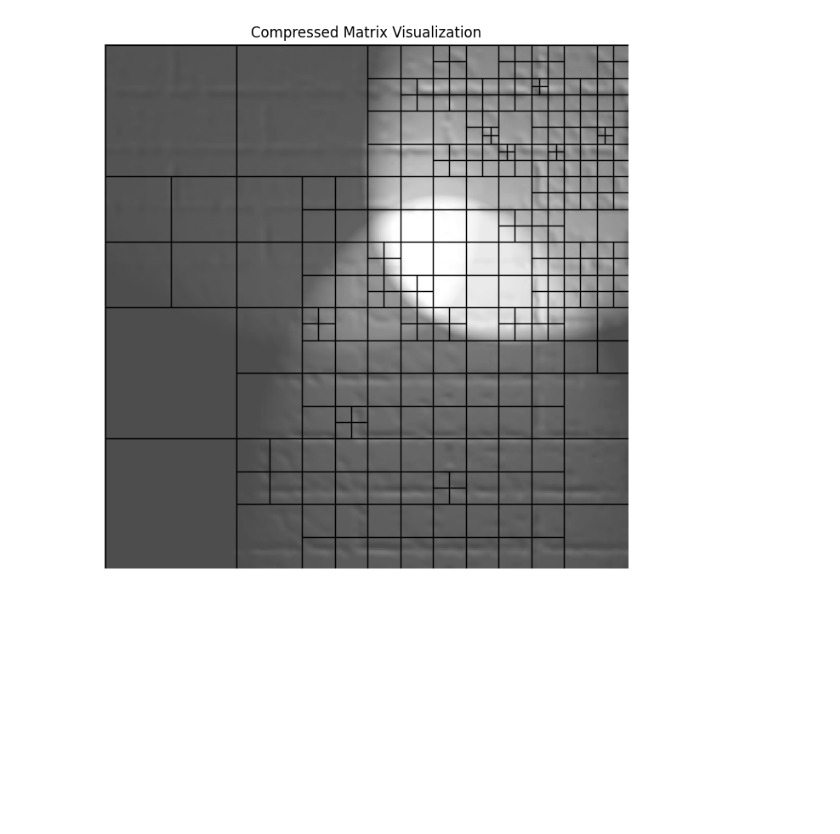
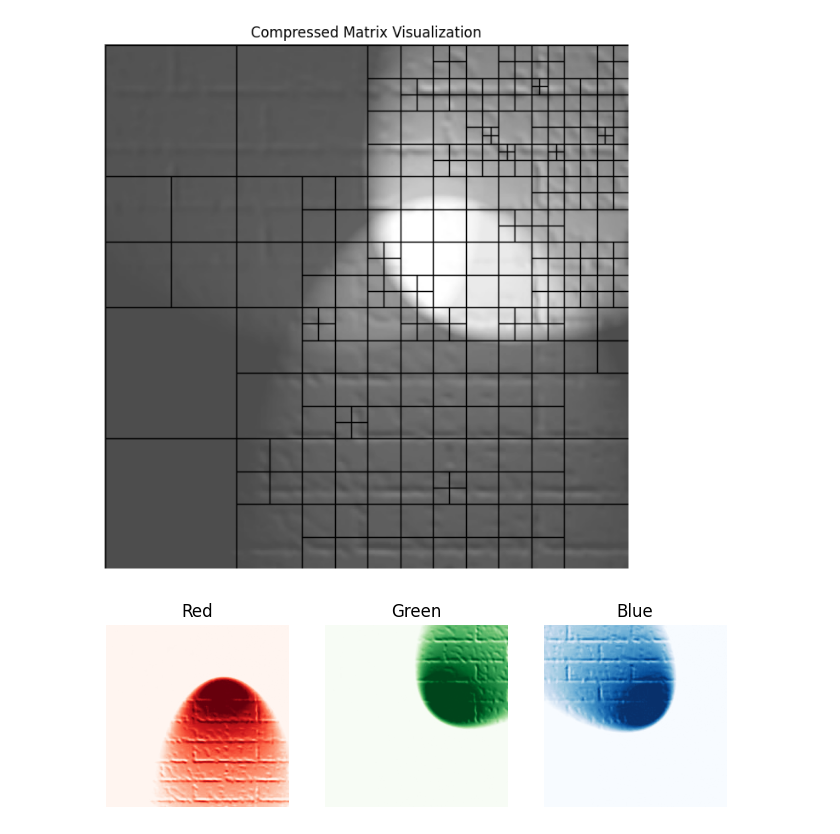
Before and after one commit to mpodmokly/matrix-algorithms, a Jupyter notebook: Zad3/zad3.ipynb, the cells around one changed output. Cells and saved outputs as stored; diff of their text form; code cells hidden in the pictures; blank space fills up the shorter version.

```diff
--- a/Zad3/zad3.ipynb
+++ b/Zad3/zad3.ipynb
@@ -224,3 +224,24 @@ reconstructed_matrix = reconstruct_from_tree(root, matrix.shape)
 visualize_compressed_matrix(matrix, root)
 # %% [output]
 [figure]
+# %%
+image = cv2.imread("rgb3.bmp", cv2.IMREAD_COLOR)
+image = cv2.cvtColor(image, cv2.COLOR_BGR2RGB)
+R, G, B = cv2.split(image)
+
+fig, axs = plt.subplots(1, 3, figsize=(8, 8))
+
+axs[0].imshow(R, "Reds")
+axs[0].axis("off")
+axs[0].set_title("Red")
+
+axs[1].imshow(G, "Greens")
+axs[1].axis("off")
+axs[1].set_title("Green")
+
+axs[2].imshow(B, "Blues")
+axs[2].axis("off")
+axs[2].set_title("Blue")
+plt.show()
+# %% [output]
+[figure, added]
```
Also changed, not shown: parts of 1 cell of this notebook, 5 other files.
